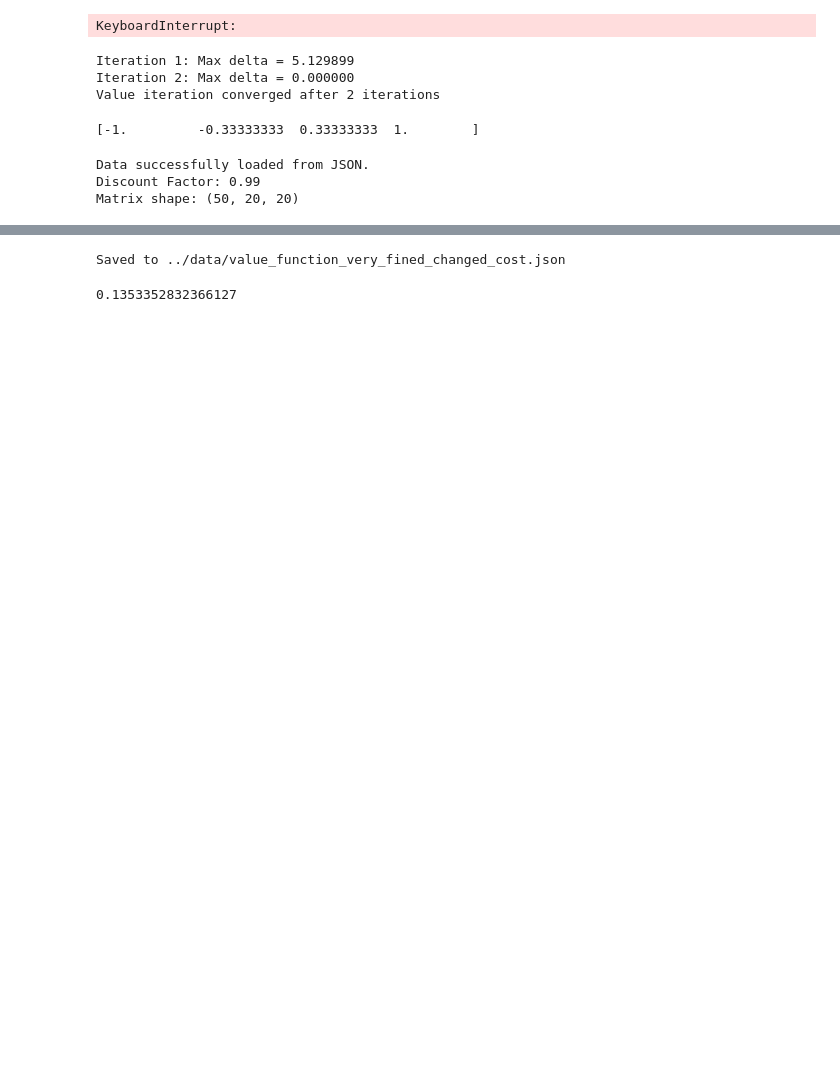
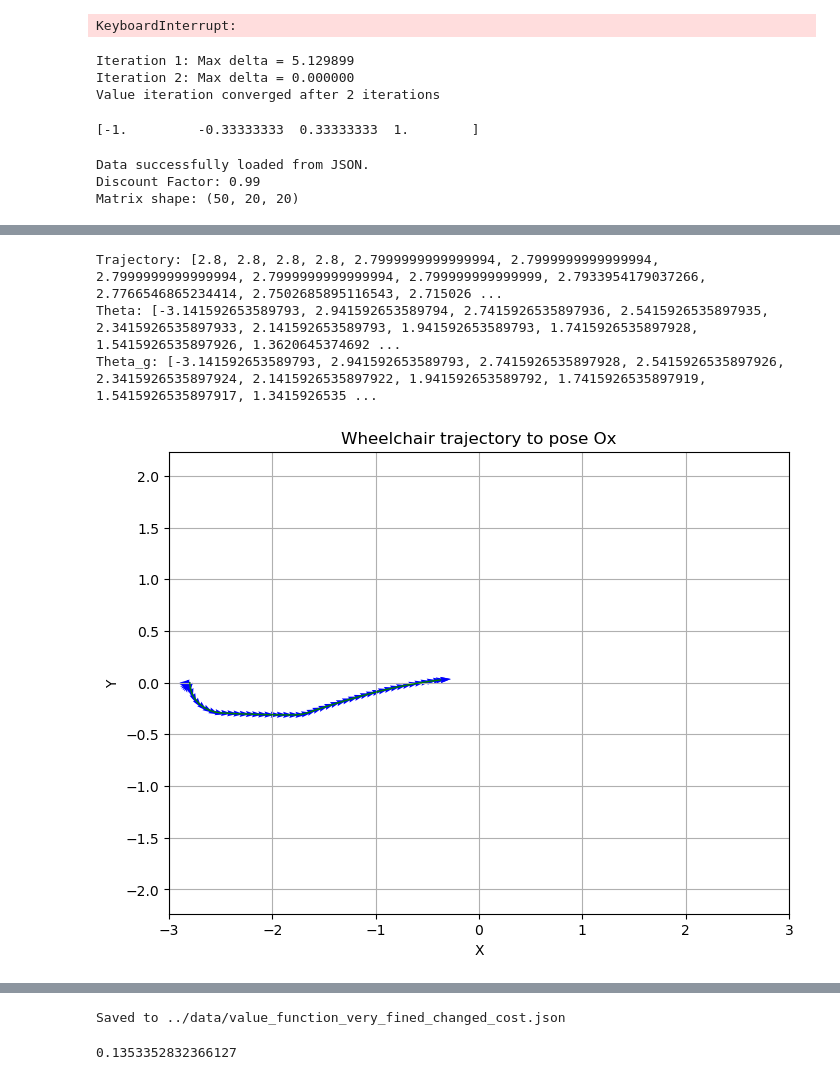
Before and after one commit to TanLeVan/wheelchair_control_support, a Jupyter notebook: script/mdp_solver.ipynb, the cells around one changed output, grey strips where cells are left out. Drawn from its saved outputs; the diff is of its cells as text; code cells hidden in the pictures; blank space fills up the shorter version.

```diff
--- a/script/mdp_solver.ipynb
+++ b/script/mdp_solver.ipynb
@@ -495,3 +544,65 @@ Possible
+# %%
+## Visualize the best trajectory of wheelchair
+print(f"Trajectory: {d_traj}")
+print(f"Theta: {theta_traj}")
+print(f"Theta_g: {theta_g_traj}")
+
+import numpy as np
+import matplotlib.pyplot as plt
+
+# Create the plot
+plt.figure(figsize=(8, 6))
+prev_x_pos, prev_y_pos = 0, 0  # Start with origin (0, 0)
+
+# Loop over the values in the lists and plot each vector
+for d, theta, theta_g in zip(d_traj, theta_traj, theta_g_traj):
+    # Calculate the position of the vector
+    x_pos = -np.cos(theta_g) *d*np.cos(theta) - np.sin(theta_g)*d*np.sin(theta) # x-component of the position
+    y_pos = np.sin(theta_g)*d*np.cos(theta) - np.cos(theta_g)*d*np.sin(theta)  # y-component of the position
+
+    # The orientation of the vector is -theta_g
+    # The direction of the arrow (dx, dy) based on -theta_g
+    dx = np.cos(-theta_g)
+    dy = np.sin(-theta_g)
+
+    # Normalize the direction vector to have a unit length
+    norm = np.sqrt(dx**2 + dy**2)
+    dx /= norm
+    dy /= norm
+
+    # Scale the direction vector by the desired length (0.1)
+    dx *= 0.1
+    dy *= 0.1
+
+    # Plot the vector as an arrow from the position (x_pos, y_pos) to (x_pos + dx, y_pos + dy)
+    plt.quiver(x_pos, y_pos,  dx, dy, angles='xy', scale_units='xy', scale=1, color='b')
+    # Plot a line connecting the current vector's origin to the previous one
+    if prev_x_pos != 0 or prev_y_pos != 0:  # Skip this step for the very first point
+        plt.plot([prev_x_pos, x_pos], [prev_y_pos, y_pos], color='g', linestyle='-', linewidth=1)
+
+    # Update the previous position for the next loop
+    prev_x_pos, prev_y_pos = x_pos, y_pos
+
+# Label the axes and the plot
+plt.title('Wheelchair trajectory to pose Ox')
+plt.xlabel('X')
+plt.ylabel('Y')
+plt.grid(True)
+
+# Set equal scaling on both axes to ensure proportional arrow lengths and directions
+plt.axis('equal')
+
+# Set axis limits for x and y
+plt.xlim(-3, 3)
+plt.ylim(-3, 3)
+
+# Show the plot
+plt.show()
+# %% [output]
+Trajectory: [2.8, 2.8, 2.8, 2.8, 2.7999999999999994, 2.7999999999999994, 2.7999999999999994, 2.7999999999999994, 2.799999999999999, 2.7933954179037266, 2.7766546865234414, 2.7502685895116543, 2.715026 ...
+Theta: [-3.141592653589793, 2.941592653589794, 2.7415926535897936, 2.5415926535897935, 2.3415926535897933, 2.141592653589793, 1.941592653589793, 1.7415926535897928, 1.5415926535897926, 1.3620645374692 ...
+Theta_g: [-3.141592653589793, 2.941592653589793, 2.7415926535897928, 2.5415926535897926, 2.3415926535897924, 2.1415926535897922, 1.941592653589792, 1.7415926535897919, 1.5415926535897917, 1.3415926535 ...
+[figure, added]
 # %%
 #Use softmax instead
 
```
Also changed, not shown: parts of 3 cells of this notebook, 8 other files.
